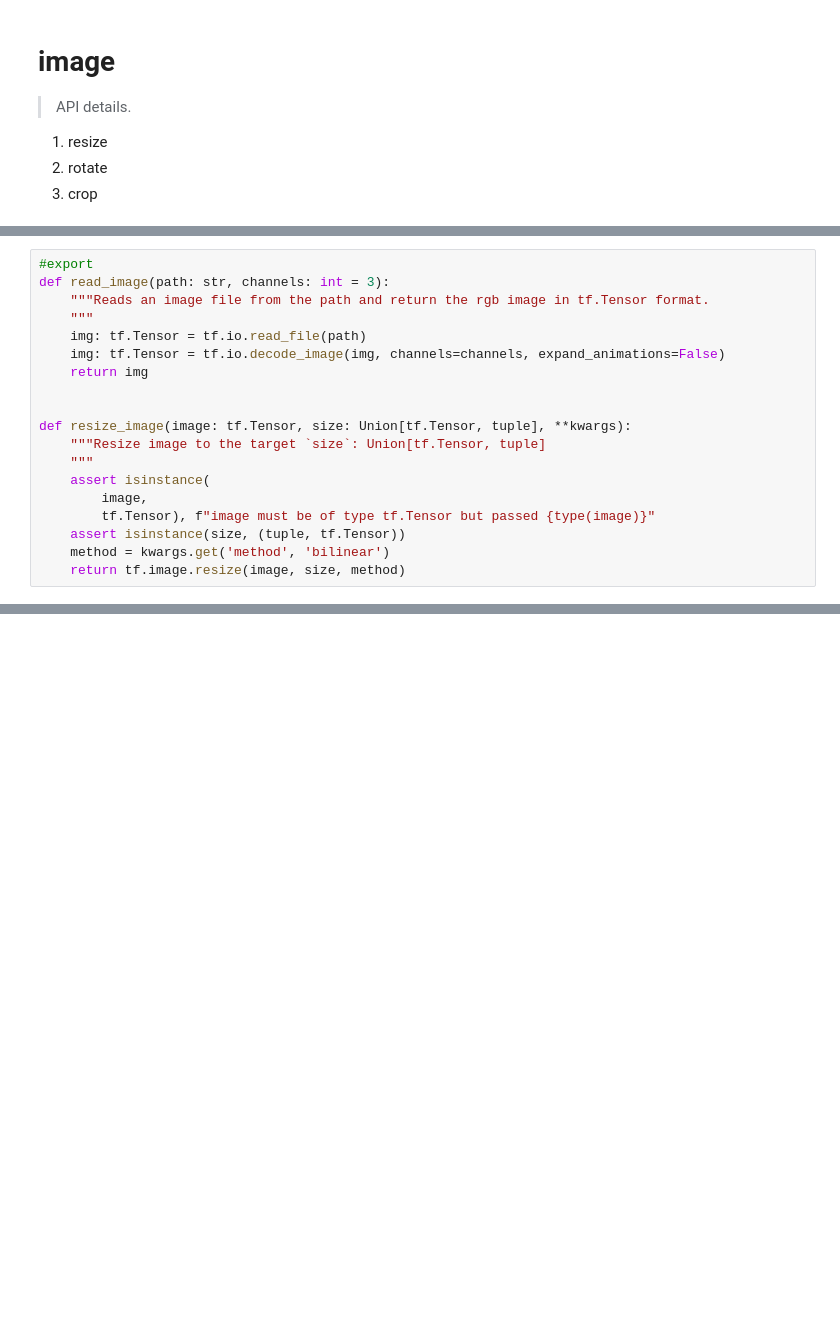
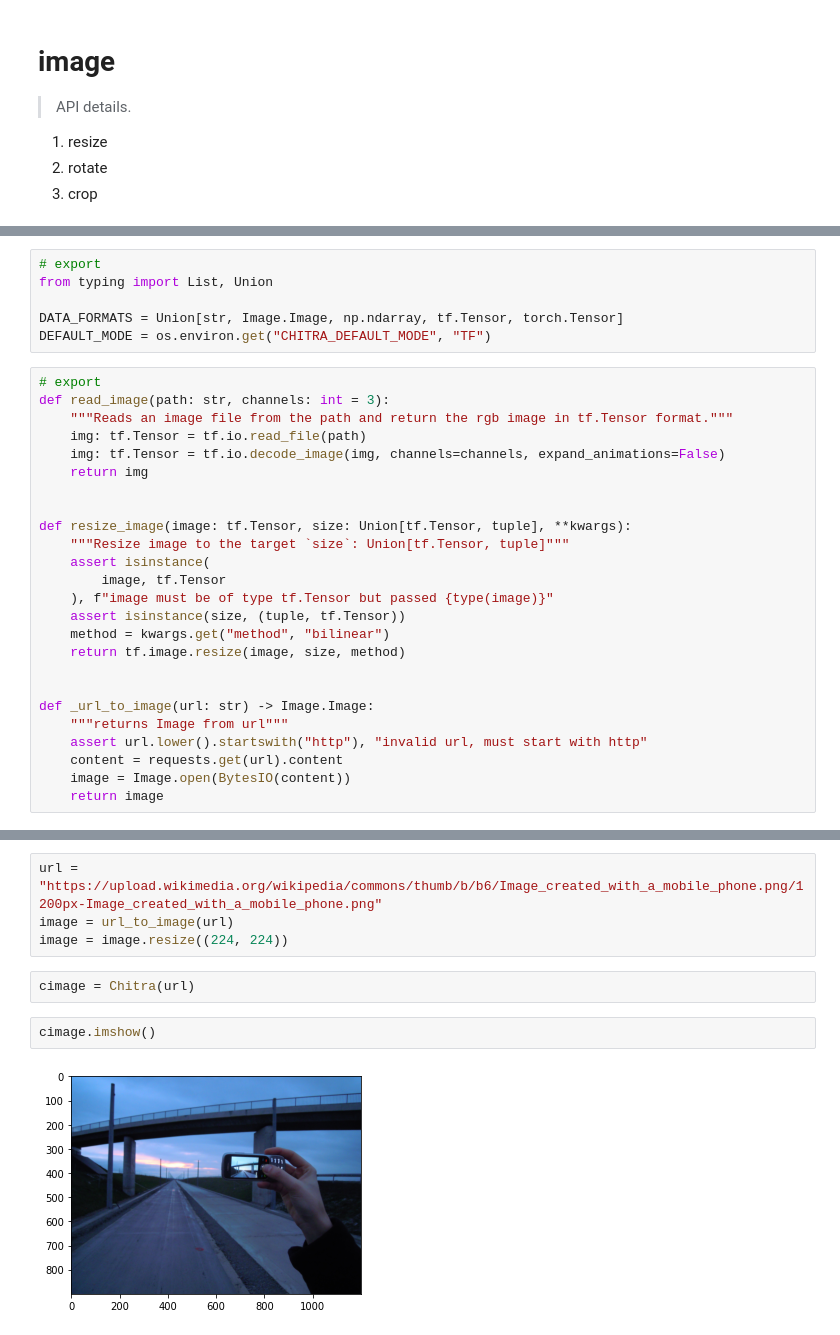
Before and after one commit to aniketmaurya/chitra, a Jupyter notebook: nbs/01_image.ipynb, the cells around one changed output, grey strips where cells are left out. Saved outputs shown, nothing was run; the diff lists cells and outputs as text; blank space fills up the shorter version.

Commit message:
0.1.0 (#23)
* add Chitra class

* refactor utility

* update

* onnx model conversion

```diff
--- a/nbs/01_image.ipynb
+++ b/nbs/01_image.ipynb
@@ -18,19 +26,31 @@ from typing import Union
+# %%
+# export
+from typing import List, Union
+
+DATA_FORMATS = Union[str, Image.Image, np.ndarray, tf.Tensor, torch.Tensor]
+DEFAULT_MODE = os.environ.get("CHITRA_DEFAULT_MODE", "TF")
 # %%
-#export
+# export
 def read_image(path: str, channels: int = 3):
-    """Reads an image file from the path and return the rgb image in tf.Tensor format.
-    """
+    """Reads an image file from the path and return the rgb image in tf.Tensor format."""
     img: tf.Tensor = tf.io.read_file(path)
     img: tf.Tensor = tf.io.decode_image(img, channels=channels, expand_animations=False)
     return img
 
 
 def resize_image(image: tf.Tensor, size: Union[tf.Tensor, tuple], **kwargs):
-    """Resize image to the target `size`: Union[tf.Tensor, tuple]
-    """
+    """Resize image to the target `size`: Union[tf.Tensor, tuple]"""
     assert isinstance(
-        image,
-        tf.Tensor), f"image must be of type tf.Tensor but passed {type(image)}"
+        image, tf.Tensor
+    ), f"image must be of type tf.Tensor but passed {type(image)}"
     assert isinstance(size, (tuple, tf.Tensor))
-    method = kwargs.get('method', 'bilinear')
+    method = kwargs.get("method", "bilinear")
     return tf.image.resize(image, size, method)
+
+
+def _url_to_image(url: str) -> Image.Image:
+    """returns Image from url"""
+    assert url.lower().startswith("http"), "invalid url, must start with http"
+    content = requests.get(url).content
+    image = Image.open(BytesIO(content))
+    return image
@@ -36,0 +114,10 @@ def resize_image(image: tf.Tensor, size: Union[tf.Tensor, tuple], **kwargs):
+# %%
+url = "https://upload.wikimedia.org/wikipedia/commons/thumb/b/b6/Image_created_with_a_mobile_phone.png/1200px-Image_created_with_a_mobile_phone.png"
+image = url_to_image(url)
+image = image.resize((224, 224))
+# %%
+cimage = Chitra(url)
+# %%
+cimage.imshow()
+# %% [output]
+[figure, added]
```
Also changed, not shown: parts of 5 cells of this notebook, 24 other files.
